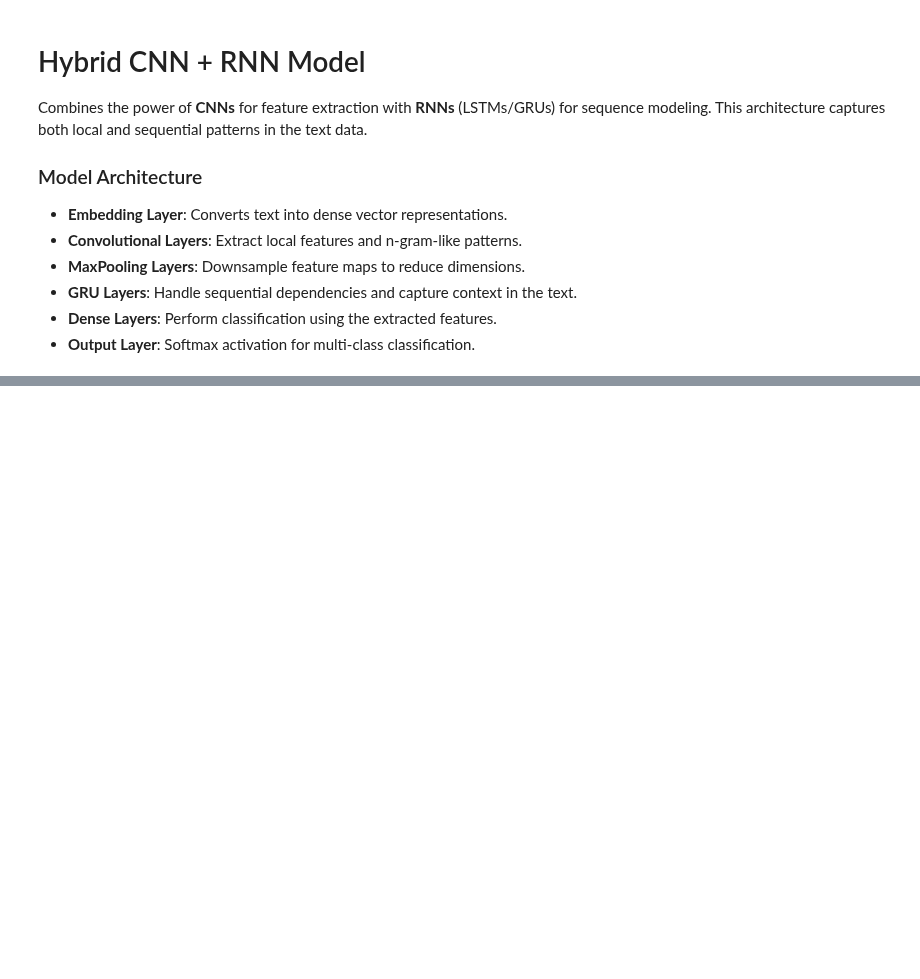
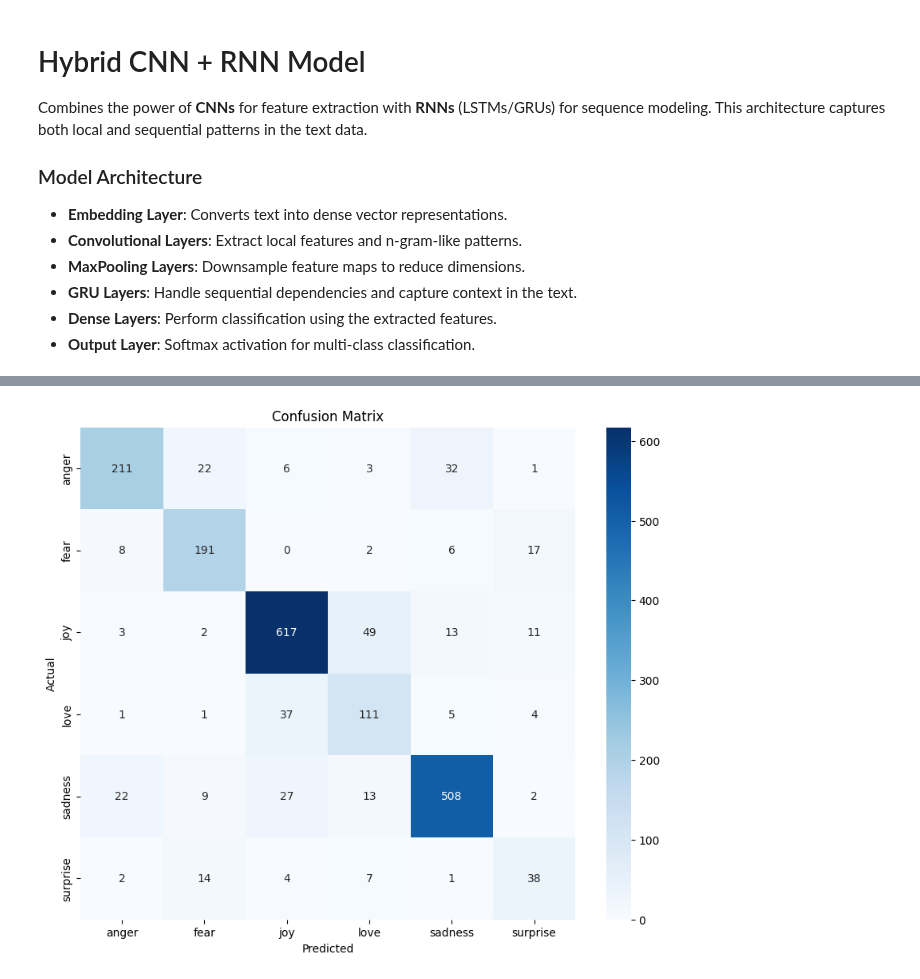
Before and after one commit to faridramyy/AI04-Grad, a Jupyter notebook: text/textUsingCNN.ipynb, the cells around one changed output, grey strips where cells are left out. Saved outputs shown, nothing was run; the diff lists cells and outputs as text; code cells hidden in the pictures; blank space fills up the shorter version.

```diff
--- a/text/textUsingCNN.ipynb
+++ b/text/textUsingCNN.ipynb
@@ -894,0 +913,91 @@ Validation Accuracy: 0.3520
+# %%
+import tensorflow as tf
+from tensorflow.keras import Model
+from tensorflow.keras.layers import Input, Embedding, Conv1D, MaxPooling1D, Dense, Dropout, Add, GlobalMaxPooling1D, BatchNormalization, Attention
+from tensorflow.keras.optimizers import Adam
+from tensorflow.keras.callbacks import EarlyStopping, ReduceLROnPlateau
+
+# Define ResNet block with Batch Normalization and Residual Connection
+def resnet_block(input_tensor, filters, kernel_size, strides=1):
+    x = Conv1D(filters, kernel_size, activation='relu', padding='same')(input_tensor)
+    x = BatchNormalization()(x)
+    x = Conv1D(filters, kernel_size, activation=None, padding='same')(x)
+    x = BatchNormalization()(x)
+
+    # Add shortcut connection
+    shortcut = Conv1D(filters, kernel_size=1, strides=strides, padding='same')(input_tensor)
+    x = Add()([x, shortcut])
+    x = tf.keras.layers.ReLU()(x)
+
+    return x
+
+# Input layer
+input_layer = Input(shape=(max_len,), name='input_layer')
+
+# Pretrained Embedding Layer (replace embedding_matrix with your pretrained embeddings)
+embedding_layer = Embedding(input_dim=5000, output_dim=128, input_length=max_len, name='embedding_layer')(input_layer)
+
+# Initial convolutional layer
+conv1 = Conv1D(256, kernel_size=5, activation='relu', padding='same')(embedding_layer)
+pool1 = MaxPooling1D(pool_size=2)(conv1)
+
+# Residual blocks
+res_block1 = resnet_block(pool1, filters=128, kernel_size=3)
+res_block2 = resnet_block(res_block1, filters=128, kernel_size=3)
+res_block3 = resnet_block(res_block2, filters=128, kernel_size=3)
+
+# Attention Mechanism
+query = Dense(128)(res_block3)
+key = Dense(128)(res_block3)
+value = Dense(128)(res_block3)
+attention_output = Attention()([query, key, value])
+
+# Global pooling layer
+global_pool = GlobalMaxPooling1D()(attention_output)
+
+# Fully connected layers
+dense1 = Dense(128, activation='relu', kernel_regularizer=tf.keras.regularizers.l2(0.05))(global_pool)
+dropout1 = Dropout(0.5)(dense1)
+output_layer = Dense(len(label_encoder.classes_), activation='softmax')(dropout1)
+
+# Create the model
+resnet_model = Model(inputs=input_layer, outputs=output_layer)
+
+# Compile the model with updated learning rate
+resnet_model.compile(optimizer=Adam(learning_rate=5e-5), loss='sparse_categorical_crossentropy', metrics=['accuracy'])
+
+# Model summary
+print(resnet_model.summary())
+
+# Callbacks for early stopping and learning rate reduction
+early_stopping = EarlyStopping(monitor='val_loss', patience=5, restore_best_weights=True)
+reduce_lr = ReduceLROnPlateau(monitor='val_loss', factor=0.5, patience=3, min_lr=1e-6)
+
+# Train the model with smaller batch size
+history = resnet_model.fit(
+    X_train, y_train,
+    validation_data=(X_val, y_val),
+    epochs=20,
+    batch_size=16,  # Smaller batch size
+    callbacks=[early_stopping, reduce_lr],
+    verbose=1
+)
+
+# Evaluate on test data
+test_loss, test_accuracy = resnet_model.evaluate(X_test, y_test)
+print(f"Test Accuracy: {test_accuracy:.4f}")
+
+# Confusion matrix to analyze performance
+from sklearn.metrics import confusion_matrix
+import seaborn as sns
+import matplotlib.pyplot as plt
+
+y_pred = resnet_model.predict(X_test).argmax(axis=1)
+cm = confusion_matrix(y_test, y_pred)
+plt.figure(figsize=(10, 8))
+sns.heatmap(cm, annot=True, fmt="d", cmap="Blues", xticklabels=label_encoder.classes_, yticklabels=label_encoder.classes_)
+plt.title("Confusion Matrix")
+plt.xlabel("Predicted")
+plt.ylabel("Actual")
+plt.show()
+# %% [output]
@@ -894,0 +1021 @@ Validation Accuracy: 0.3520
+[figure, added]
```
Also changed, not shown: parts of 26 cells of this notebook, 4 other files.
